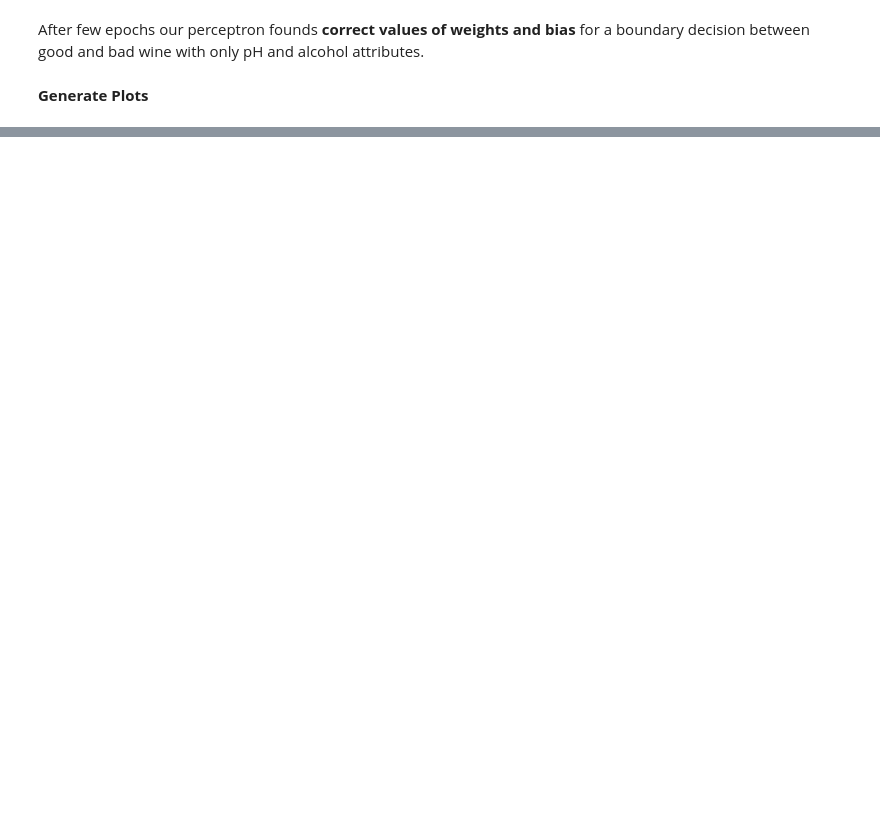
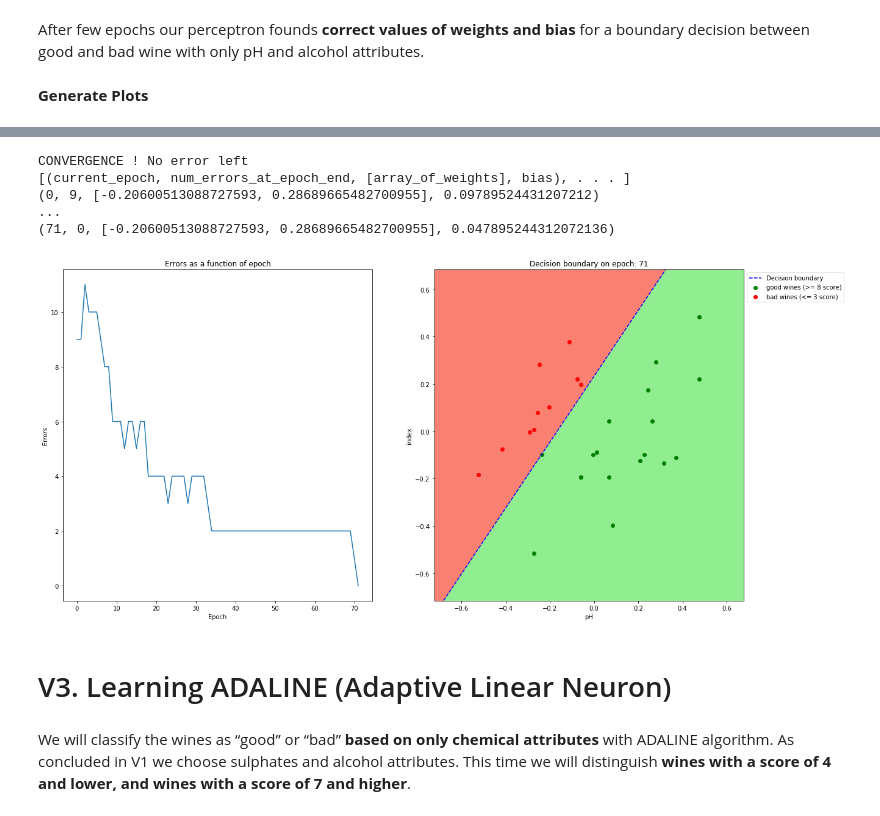
Before and after one commit to yohan-th/ft_sommelier, a Jupyter notebook: ft_sommelier.ipynb, the cells around one changed output, grey strips where cells are left out. Saved outputs shown, nothing was run; the diff lists cells and outputs as text; code cells hidden in the pictures; blank space fills up the shorter version.

Commit message:
First Adaline algorithm, must adjust calculs

```diff
--- a/ft_sommelier.ipynb
+++ b/ft_sommelier.ipynb
@@ -264,0 +272,16 @@ The Errors as function plot show us that our perceptron have difficulties to fin
+# %%
+def normalize_data(series):
+    return (series - series.mean()) / (series.max() - series.min())
+
+cpy_slct_data = copy.deepcopy(slct_data)
+
+cpy_slct_data['pH'] = normalize_data(cpy_slct_data['pH'])
+cpy_slct_data['alcohol'] = normalize_data(cpy_slct_data['alcohol'])
+
+print(f"New data normalized\n\n{cpy_slct_data}\n")
+
+atr1 = list(cpy_slct_data['pH'])
+atr2 = list(cpy_slct_data['alcohol'])
+dataset_normalized = list(map(list, zip(atr1, atr2)))
+
+labels = list(slct_data['drunkable'])
@@ -264,0 +306,19 @@ The Errors as function plot show us that our perceptron have difficulties to fin
+# %%
+learning_rate = 0.01
+train_norm = training(learning_rate, dataset_normalized, labels, 100)
+print("[(current_epoch, num_errors_at_epoch_end, [array_of_weights], bias), . . . ]")
+print(f"{train_norm[0]}\n...\n{train_norm[-1]}")
+# %% [output]
+CONVERGENCE ! No error left
+[(current_epoch, num_errors_at_epoch_end, [array_of_weights], bias), . . . ]
+(0, 9, [-0.20600513088727593, 0.28689665482700955], 0.09789524431207212)
+...
+(71, 0, [-0.20600513088727593, 0.28689665482700955], 0.047895244312072136)
+# %%
+plot_performance(train_norm, cpy_slct_data, 8, 3)
+# %% [output]
+[figure, added]
+# %% [markdown]
+# V3. Learning ADALINE (Adaptive Linear Neuron)
+# %% [markdown]
+We will classify the wines as “good” or “bad” **based on only chemical attributes** with ADALINE algorithm. As concluded in V1 we choose sulphates and alcohol attributes. This time we will distinguish **wines with a score of 4 and lower, and wines with a score of 7 and higher**.
```
Also changed, not shown: parts of 22 cells of this notebook.
